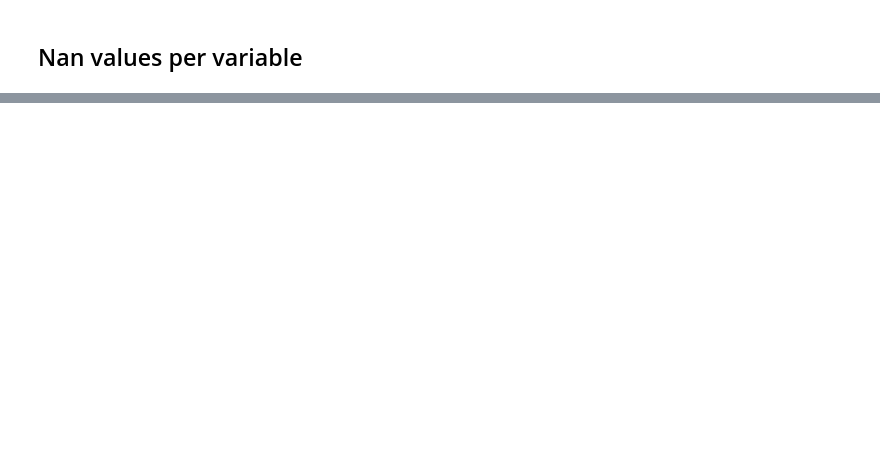
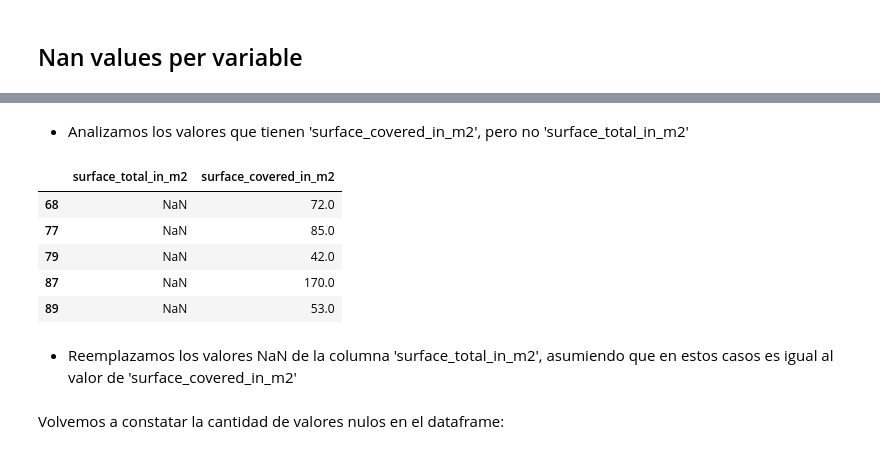
Before and after one commit to rgvillar/properati, a Jupyter notebook: Properati.ipynb, the cells around one changed output, grey strips where cells are left out. Drawn from its saved outputs; the diff is of its cells as text; code cells hidden in the pictures; blank space fills up the shorter version.

```diff
--- a/Properati.ipynb
+++ b/Properati.ipynb
@@ -121,0 +169,14 @@ dtype: int64
+# %% [markdown]
+- Analizamos los valores que tienen 'surface_covered_in_m2', pero no 'surface_total_in_m2'
+# %%
+dfprop_surfaceanalysis = dfprop[(dfprop['surface_total_in_m2'].isna() == True) & (dfprop['surface_covered_in_m2'].isna() == False)]
+dfprop_surfaceanalysis[['surface_total_in_m2', 'surface_covered_in_m2']].head()
+# %% [output]
+|  | surface_total_in_m2 | surface_covered_in_m2 |
+| 68 | NaN | 72.0 |
+| 77 | NaN | 85.0 |
+| 79 | NaN | 42.0 |
+| 87 | NaN | 170.0 |
+| 89 | NaN | 53.0 |
+# %% [markdown]
+- Reemplazamos los valores NaN de la columna 'surface_total_in_m2', asumiendo que en estos casos es igual al valor de 'surface_covered_in_m2'
@@ -121,0 +185,2 @@ dtype: int64
+# %% [markdown]
+Volvemos a constatar la cantidad de valores nulos en el dataframe:
```
Also changed, not shown: parts of 22 cells of this notebook.
